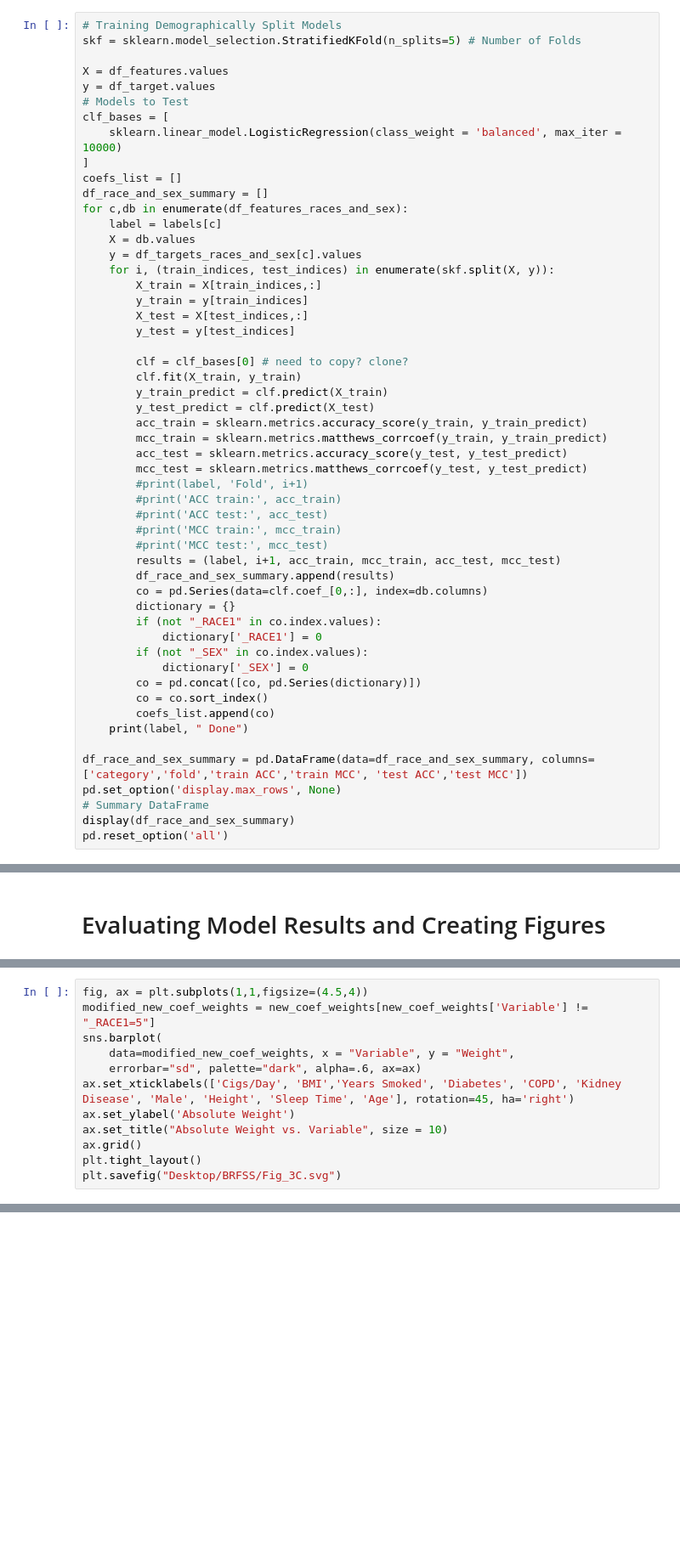
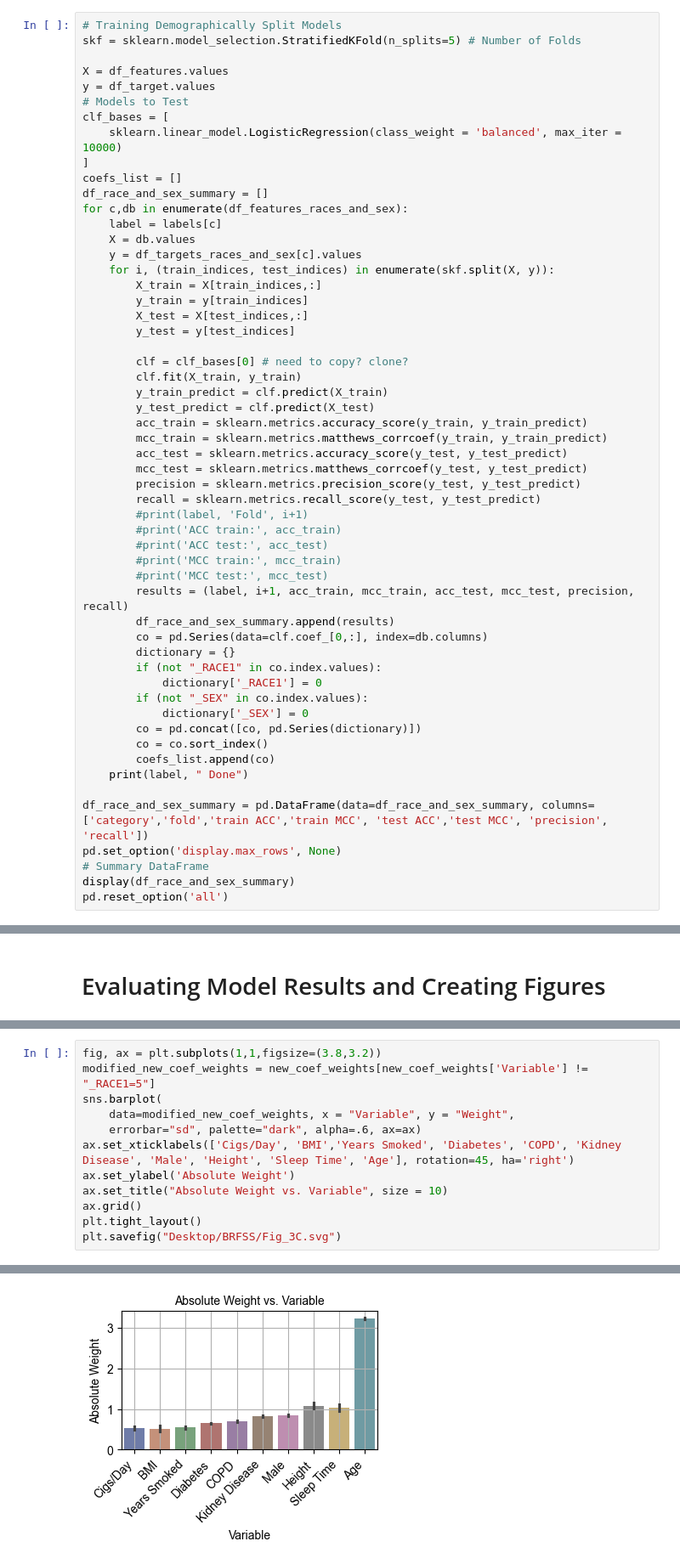
Before and after one commit to aidenc08/Diagnosing-CHD-With-Survey-Questions, a Jupyter notebook: BRFSS Final.ipynb, the cells around one changed output, grey strips where cells are left out. Shown at 85% size. Drawn from its saved outputs; the diff is of its cells as text; blank space fills up the shorter version.

```diff
--- a/BRFSS Final.ipynb
+++ b/BRFSS Final.ipynb
@@ -720,12 +720,14 @@ for c,db in enumerate(df_features_races_and_sex):
         mcc_train = sklearn.metrics.matthews_corrcoef(y_train, y_train_predict)
         acc_test = sklearn.metrics.accuracy_score(y_test, y_test_predict)
         mcc_test = sklearn.metrics.matthews_corrcoef(y_test, y_test_predict)
+        precision = sklearn.metrics.precision_score(y_test, y_test_predict)
+        recall = sklearn.metrics.recall_score(y_test, y_test_predict)
         #print(label, 'Fold', i+1)
         #print('ACC train:', acc_train)
         #print('ACC test:', acc_test)
         #print('MCC train:', mcc_train)
         #print('MCC test:', mcc_test)
-        results = (label, i+1, acc_train, mcc_train, acc_test, mcc_test)
+        results = (label, i+1, acc_train, mcc_train, acc_test, mcc_test, precision, recall)
         df_race_and_sex_summary.append(results)
         co = pd.Series(data=clf.coef_[0,:], index=db.columns)
         dictionary = {}
@@ -738,7 +740,7 @@ for c,db in enumerate(df_features_races_and_sex):
         coefs_list.append(co)
     print(label, " Done")
 
-df_race_and_sex_summary = pd.DataFrame(data=df_race_and_sex_summary, columns=['category','fold','train ACC','train MCC', 'test ACC','test MCC'])
+df_race_and_sex_summary = pd.DataFrame(data=df_race_and_sex_summary, columns=['category','fold','train ACC','train MCC', 'test ACC','test MCC', 'precision', 'recall'])
 pd.set_option('display.max_rows', None)
 # Summary DataFrame
 display(df_race_and_sex_summary)
@@ -1015,5 +1211,5 @@ plt.savefig("Desktop/BRFSS/Fig_3B.svg")
 # %%
-fig, ax = plt.subplots(1,1,figsize=(4.5,4))
+fig, ax = plt.subplots(1,1,figsize=(3.8,3.2))
 modified_new_coef_weights = new_coef_weights[new_coef_weights['Variable'] != "_RACE1=5"]
 sns.barplot(
     data=modified_new_coef_weights, x = "Variable", y = "Weight",
@@ -1024,3 +1220,4 @@ ax.set_title("Absolute Weight vs. Variable", size = 10)
 ax.grid()
 plt.tight_layout()
 plt.savefig("Desktop/BRFSS/Fig_3C.svg")
+# %% [output]
@@ -1027,3 +1227,4 @@ plt.savefig("Desktop/BRFSS/Fig_3C.svg")
+[figure, added]
 # %%
 age_scaler = MinMaxScaler()
 age_scaler.fit(df._AGEG5YR.replace({14:np.nan}).to_numpy().reshape(-1, 1))
```
Also changed, not shown: parts of 37 cells of this notebook.
